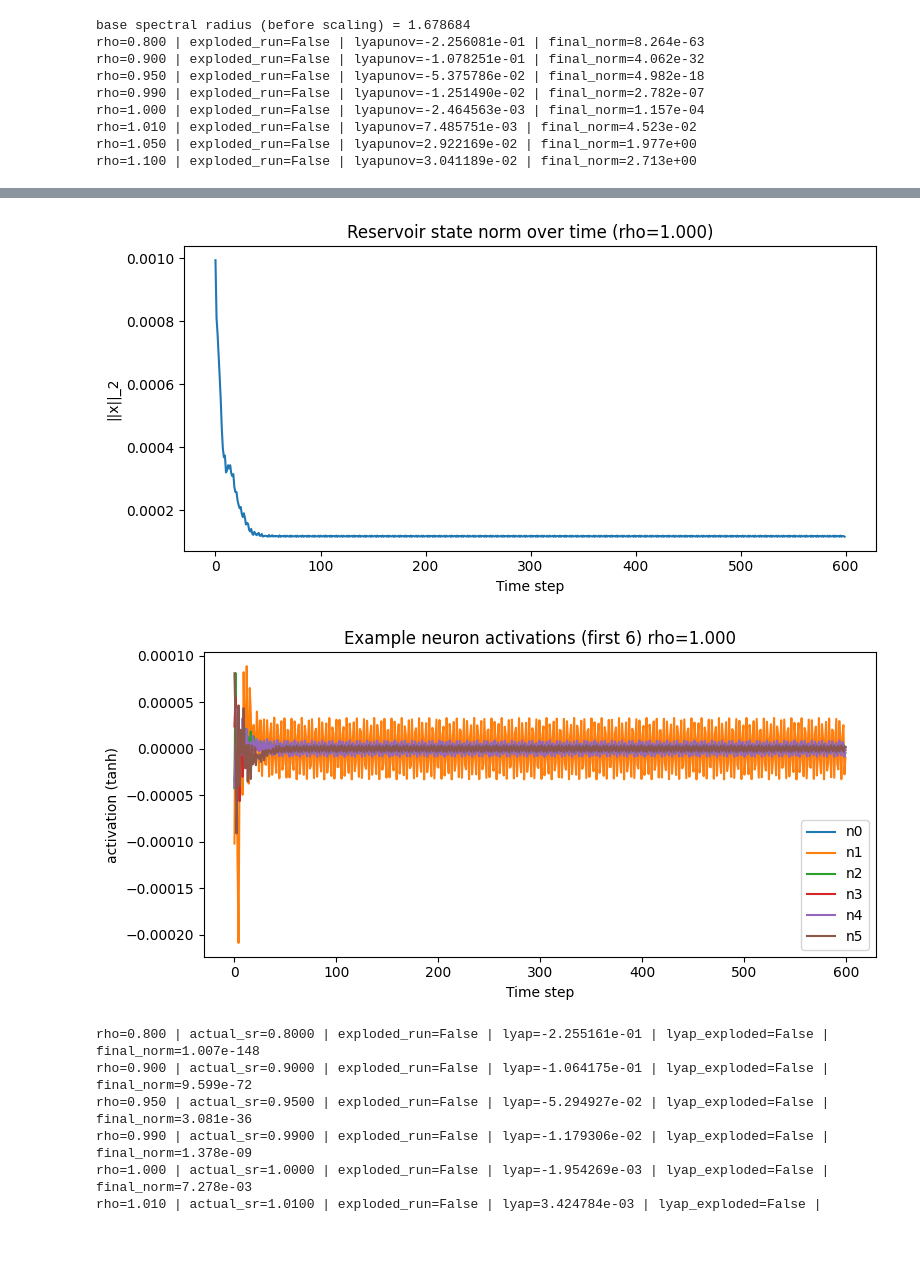
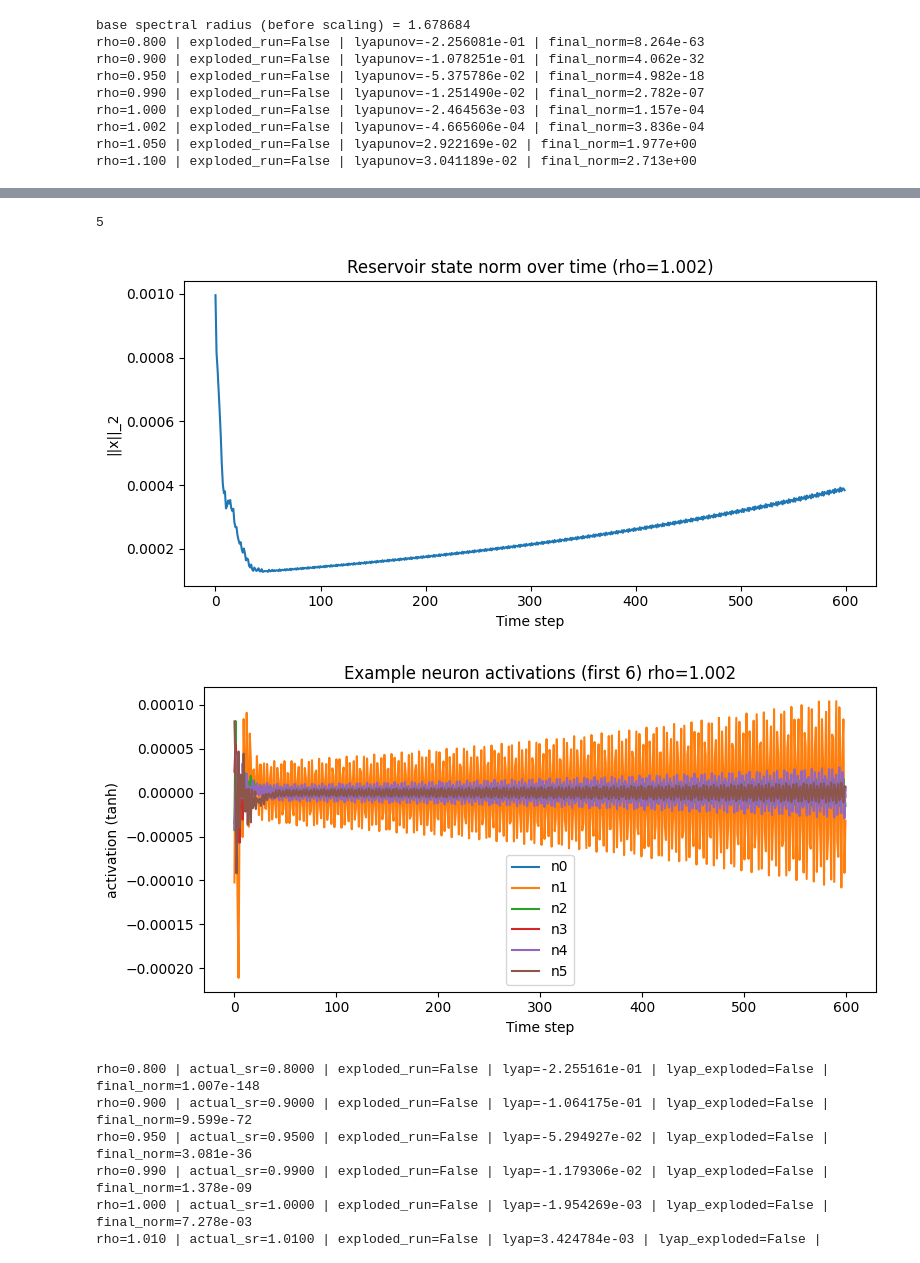
Before and after one commit to FreshMedlar/EvoReservoir, a Jupyter notebook: chaos.ipynb, the cells around one changed output, grey strips where cells are left out. Cells and saved outputs as stored; diff of their text form; code cells hidden in the pictures.

```diff
--- a/chaos.ipynb
+++ b/chaos.ipynb
@@ -176,6 +176,8 @@ def experiment_and_plot(
 
     # pick the rho closest to 1.0 for time-series plots
     idx_closest = np.argmin(np.abs(rhos - 1.0))
+    idx_closest = 5
+    print(idx_closest)
     chosen = results[idx_closest]
     xs_chosen = chosen["states"]
     T = xs_chosen.shape[0]
@@ -202,37 +204,38 @@ def experiment_and_plot(
     plt.legend()
     plt.tight_layout()
     plt.show()
 
     # return results dict for further analysis if wanted
     return results
 
 # ----------------------
 # If script is executed directly, run a demonstration experiment
 # ----------------------
 if __name__ == "__main__":
     # Example: smaller reservoir for quick experimentation
     results = experiment_and_plot(
         N=150,                # try larger N (200-1000) for more realistic reservoirs, but longer runtime
         density=0.02,         # sparse connectivity
-        spectral_radii=np.array([0.8, 0.9, 0.95, 0.99, 1.0, 1.01, 1.05, 1.1]),
+        spectral_radii=np.array([0.8, 0.9, 0.95, 0.99, 1.0, 1.002, 1.05, 1.1]),
         sim_steps=600,
         lyap_steps=300,
         explosion_threshold=1e6,
         random_state=12345
     )
 # %% [output]
 base spectral radius (before scaling) = 1.678684
 rho=0.800 | exploded_run=False | lyapunov=-2.256081e-01 | final_norm=8.264e-63
 rho=0.900 | exploded_run=False | lyapunov=-1.078251e-01 | final_norm=4.062e-32
 rho=0.950 | exploded_run=False | lyapunov=-5.375786e-02 | final_norm=4.982e-18
 rho=0.990 | exploded_run=False | lyapunov=-1.251490e-02 | final_norm=2.782e-07
 rho=1.000 | exploded_run=False | lyapunov=-2.464563e-03 | final_norm=1.157e-04
-rho=1.010 | exploded_run=False | lyapunov=7.485751e-03 | final_norm=4.523e-02
+rho=1.002 | exploded_run=False | lyapunov=-4.665606e-04 | final_norm=3.836e-04
 rho=1.050 | exploded_run=False | lyapunov=2.922169e-02 | final_norm=1.977e+00
 rho=1.100 | exploded_run=False | lyapunov=3.041189e-02 | final_norm=2.713e+00
 [figure]
+5
-[figure, old version]
+[figure, new version]
-[figure, old version]
+[figure, new version]
 # %%
 # Creating and analyzing an Echo State Network (ESN) with a sparse reservoir.
 # This code:
```
